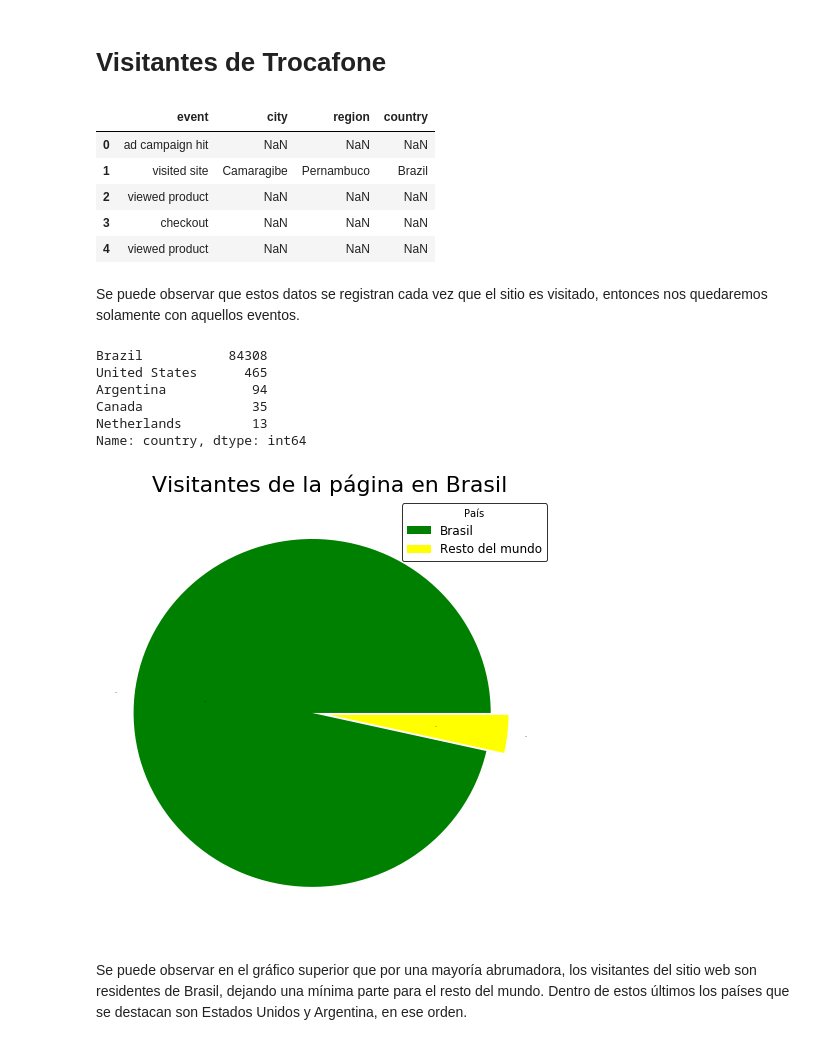
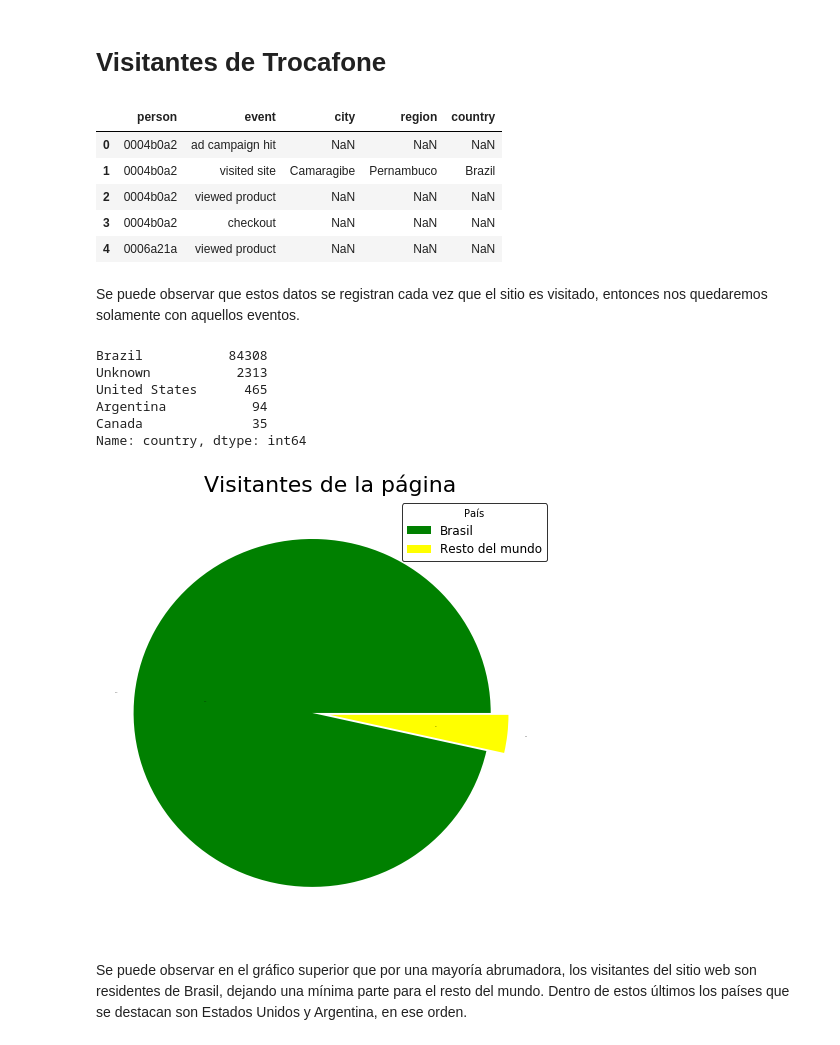
Before and after one commit to alepenaa94/TP1-Datos, a Jupyter notebook: Analisis- Fran.ipynb, the cells around one changed output. Cells and saved outputs as stored; diff of their text form; code cells hidden in the pictures.

```diff
--- a/Analisis- Fran.ipynb
+++ b/Analisis- Fran.ipynb
@@ -18,5 +18,5 @@ plt.style.use('default')
 %run limpieza.ipynb
 df_eventos = get_clean_df()
 # %%
-#df_eventos = pd.read_csv('datasets\events.csv',low_memory=False)
-#df_eventos.head()
+df_eventos = pd.read_csv('datasets\events.csv',low_memory=False)
+df_eventos.head()
@@ -23,15 +30,15 @@ df_eventos = get_clean_df()
 # %% [markdown]
 # Visitantes de Trocafone
 # %%
-residencia_eventos = df_eventos[['event','city','region','country']]
+residencia_eventos = df_eventos[['person','event','city','region','country']]
 residencia_eventos.head()
 # %% [output]
-|  | event | city | region | country |
-| 0 | ad campaign hit | NaN | NaN | NaN |
-| 1 | visited site | Camaragibe | Pernambuco | Brazil |
-| 2 | viewed product | NaN | NaN | NaN |
-| 3 | checkout | NaN | NaN | NaN |
-| 4 | viewed product | NaN | NaN | NaN |
+|  | person | event | city | region | country |
+| 0 | 0004b0a2 | ad campaign hit | NaN | NaN | NaN |
+| 1 | 0004b0a2 | visited site | Camaragibe | Pernambuco | Brazil |
+| 2 | 0004b0a2 | viewed product | NaN | NaN | NaN |
+| 3 | 0004b0a2 | checkout | NaN | NaN | NaN |
+| 4 | 0006a21a | viewed product | NaN | NaN | NaN |
 # %% [markdown]
 Se puede observar que estos datos se registran cada vez que el sitio es visitado, entonces nos quedaremos solamente con aquellos eventos.
 # %%
@@ -40,21 +47,21 @@ residencia_visitantes=residencia_eventos.loc[(residencia_eventos['event']=='visi
 residencia_visitantes['country'].value_counts().head()
 # %% [output]
 Brazil           84308
+Unknown           2313
 United States      465
 Argentina           94
 Canada              35
-Netherlands         13
 Name: country, dtype: int64
 # %%
 residencia_visitantes['Live in Brazil'] = (residencia_visitantes['country']=='Brazil')
 visitantes_en_brasil = residencia_visitantes['Live in Brazil'].value_counts()
 grafico_paises = visitantes_en_brasil.plot(kind='pie',autopct='%1.1f%%',figsize=(8,8),fontsize=0,colors=['green','yellow'],explode=(0.1, 0))
-grafico_paises.set_title('Visitantes de la página en Brasil',fontsize = 22)
+grafico_paises.set_title('Visitantes de la página',fontsize = 22)
 grafico_paises.set_ylabel('')
 leyenda=plt.legend(['Brasil','Resto del mundo'],fontsize=12,title='País',frameon=True,facecolor='white',edgecolor='black')
 leyenda.get_frame().set_linewidth(1.0)
 # %% [output]
-[figure, old version]
+[figure, new version]
 # %% [markdown]
 Se puede observar en el gráfico superior que por una mayoría abrumadora, los visitantes del sitio web son residentes de Brasil, dejando una mínima parte para el resto del mundo. Dentro de estos últimos los países que se destacan son Estados Unidos y Argentina, en ese orden.
 # %%
```
Also changed, not shown: parts of 22 cells of this notebook.
